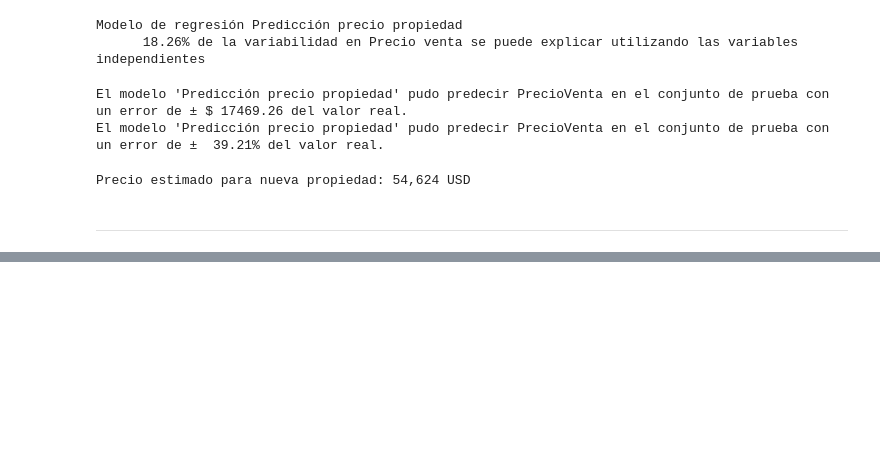
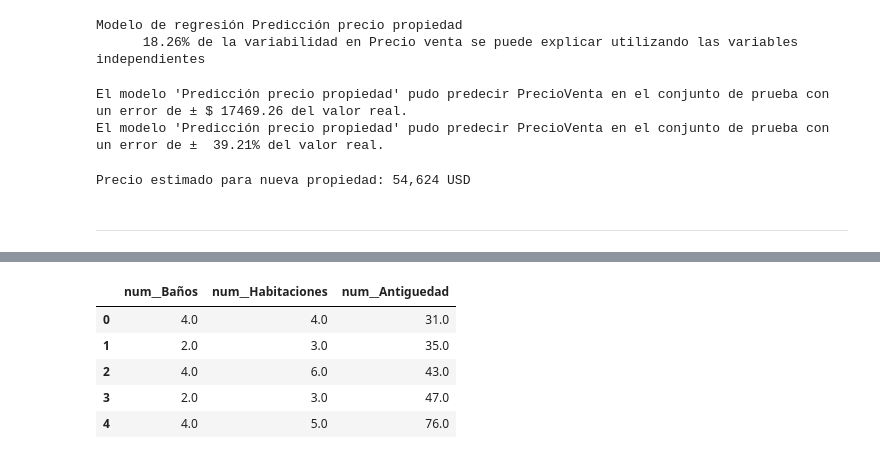
Before and after one commit to JaznaLaProfe/InteligenciaArtificial, a Jupyter notebook: Regresión/R02_PrimerModeloPredictivo.ipynb, the cells around one changed output, grey strips where cells are left out. Saved outputs shown, nothing was run; the diff lists cells and outputs as text; code cells hidden in the pictures; blank space fills up the shorter version.

```diff
--- a/Regresión/R02_PrimerModeloPredictivo.ipynb
+++ b/Regresión/R02_PrimerModeloPredictivo.ipynb
@@ -626,0 +669,19 @@ Precio estimado para nueva propiedad: 54,624 USD
+# %%
+def mas_correlacionadas(correlacion_objetivo :pd.Series, k_mejor_positiva : int,
+                        k_mejor_negativa : int) -> np.array:
+  """
+  Obtiene las k variables más correlacionadas (positiva y negativamente)
+  con la variable objetivo, a partir de una serie de correlaciones
+  ordenada de mayor a menor.
+  """
+  # Top k positivas (ignorando la propia variable objetivo
+  positivas = correlacion_objetivo.index[1:k_mejor_positiva+1]
+
+  # Top k negativas (últimos elementos de la serie)
+  negativas = correlacion_objetivo.index[-k_mejor_negativa:]
+
+  return np.array(list(positivas) + list(negativas))
+# %%
+# Obtiene las variables con mejor correlación (positiva y negativa) con la variable objetivo
+mejores_predictoras = mas_correlacionadas(correlacion_objetivo, 2, 1)
+mejores_predictoras
@@ -626,0 +717,12 @@ Precio estimado para nueva propiedad: 54,624 USD
+# %%
+# Crea el pipeline final (preprocesamiento + modelo)
+nuevo_modelo = Pipeline(steps=[
+    ("preprocessor", preprocessor),
+    ("regressor", LinearRegression())
+])
+
+# División train/test
+X_train, X_test, y_train, y_test = train_test_split(X, y, test_size=0.2, random_state=29)
+
+# Entrenamiento
+nuevo_modelo.fit(X_train, y_train)
@@ -626,0 +743,15 @@ Precio estimado para nueva propiedad: 54,624 USD
+# %%
+# Tomar solo el preprocesamiento (sin el modelo)
+X_transformed = nuevo_modelo.named_steps["preprocessor"].transform(X)
+
+# Convertir a DataFrame para verlo con nombres de columnas
+feature_names = nuevo_modelo.named_steps["preprocessor"].get_feature_names_out()
+X_transformed_df = pd.DataFrame(X_transformed, columns=feature_names)
+X_transformed_df.head()
+# %% [output]
+|  | num__Baños | num__Habitaciones | num__Antiguedad |
+| 0 | 4.0 | 4.0 | 31.0 |
+| 1 | 2.0 | 3.0 | 35.0 |
+| 2 | 4.0 | 6.0 | 43.0 |
+| 3 | 2.0 | 3.0 | 47.0 |
+| 4 | 4.0 | 5.0 | 76.0 |
```
Also changed, not shown: parts of 31 cells of this notebook.
